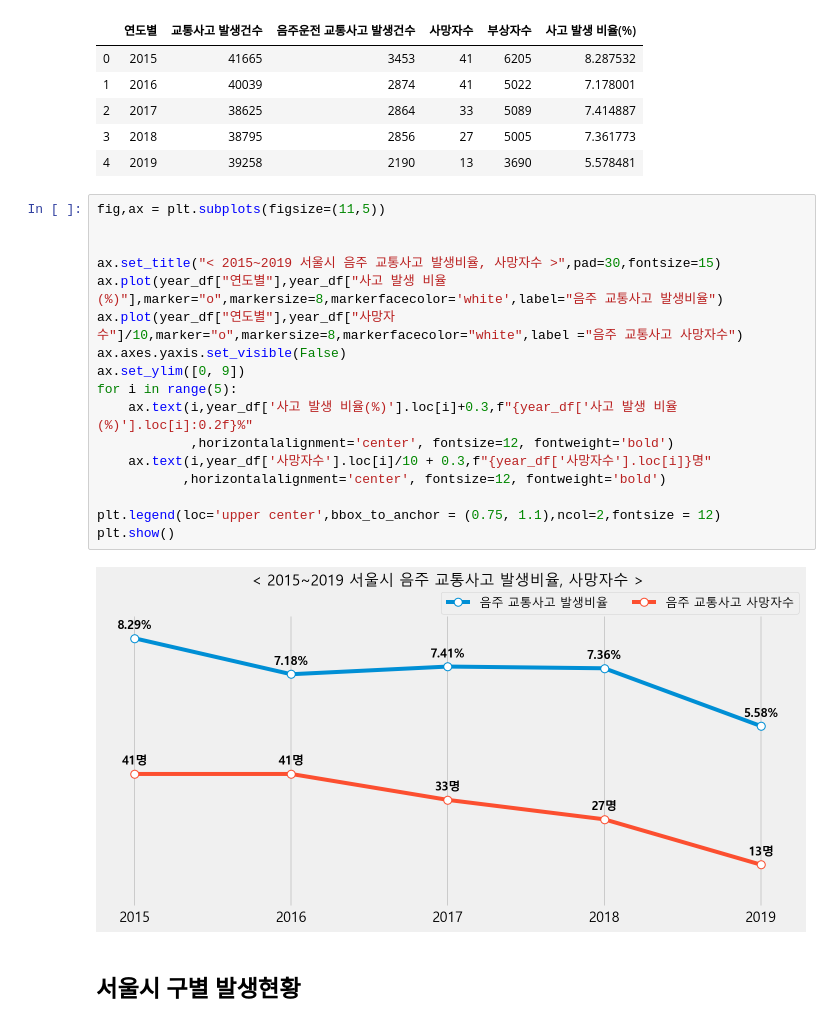
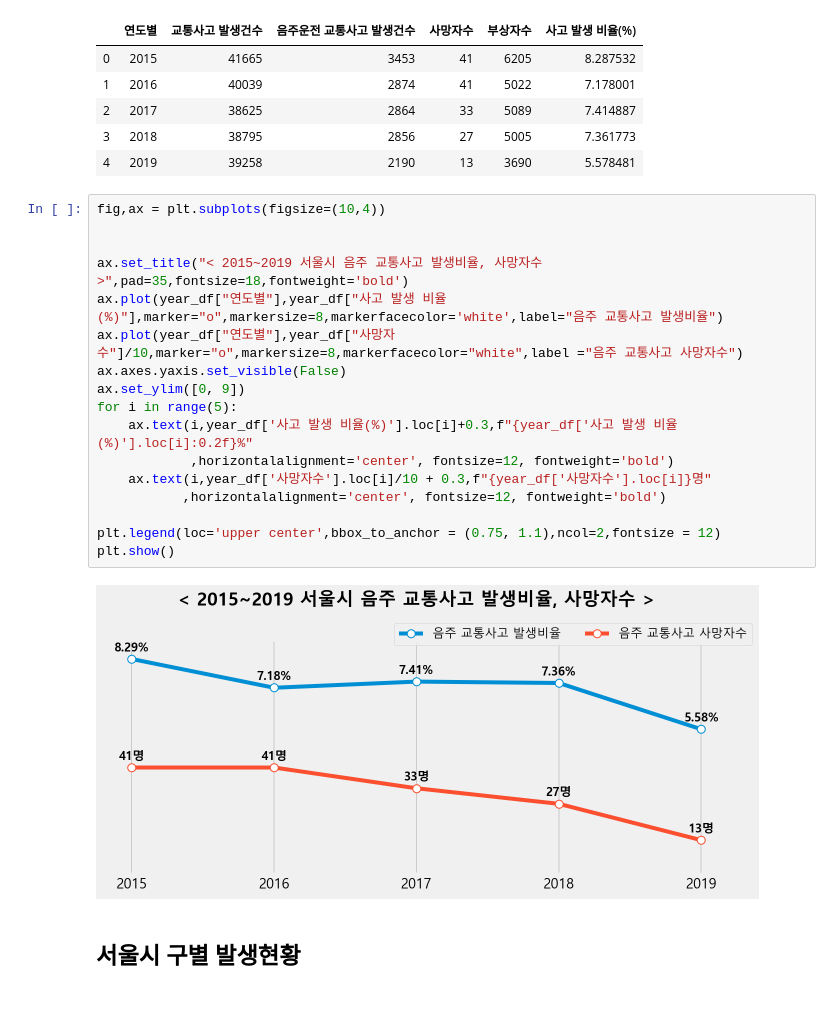
Before and after one commit to jeonprize/Accident, a Jupyter notebook: acl_accident.ipynb, the cells around one changed output. Drawn from its saved outputs; the diff is of its cells as text.

```diff
--- a/acl_accident.ipynb
+++ b/acl_accident.ipynb
@@ -75,24 +75,24 @@ year_df
 | 3 | 2018 | 38795 | 2856 | 27 | 5005 | 7.361773 |
 | 4 | 2019 | 39258 | 2190 | 13 | 3690 | 5.578481 |
 # %%
-fig,ax = plt.subplots(figsize=(11,5))
+fig,ax = plt.subplots(figsize=(10,4))
 
 
-ax.set_title("< 2015~2019 서울시 음주 교통사고 발생비율, 사망자수 >",pad=30,fontsize=15)
+ax.set_title("< 2015~2019 서울시 음주 교통사고 발생비율, 사망자수 >",pad=35,fontsize=18,fontweight='bold')
 ax.plot(year_df["연도별"],year_df["사고 발생 비율(%)"],marker="o",markersize=8,markerfacecolor='white',label="음주 교통사고 발생비율")
 ax.plot(year_df["연도별"],year_df["사망자수"]/10,marker="o",markersize=8,markerfacecolor="white",label ="음주 교통사고 사망자수")
 ax.axes.yaxis.set_visible(False)
 ax.set_ylim([0, 9])
 for i in range(5):
     ax.text(i,year_df['사고 발생 비율(%)'].loc[i]+0.3,f"{year_df['사고 발생 비율(%)'].loc[i]:0.2f}%"
             ,horizontalalignment='center', fontsize=12, fontweight='bold')
     ax.text(i,year_df['사망자수'].loc[i]/10 + 0.3,f"{year_df['사망자수'].loc[i]}명"
            ,horizontalalignment='center', fontsize=12, fontweight='bold')
 
 plt.legend(loc='upper center',bbox_to_anchor = (0.75, 1.1),ncol=2,fontsize = 12)
 plt.show()
 # %% [output]
-[figure, old version]
+[figure, new version]
 # %% [markdown]
 ## 서울시 구별 발생현황
 # %%
```
Also changed, not shown: parts of 14 cells of this notebook.
